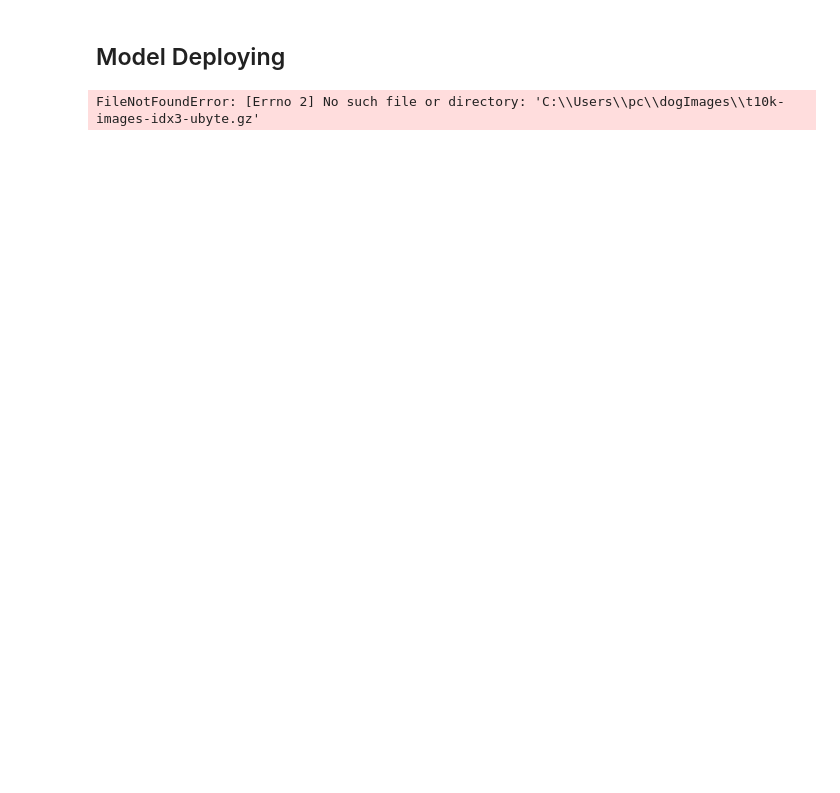
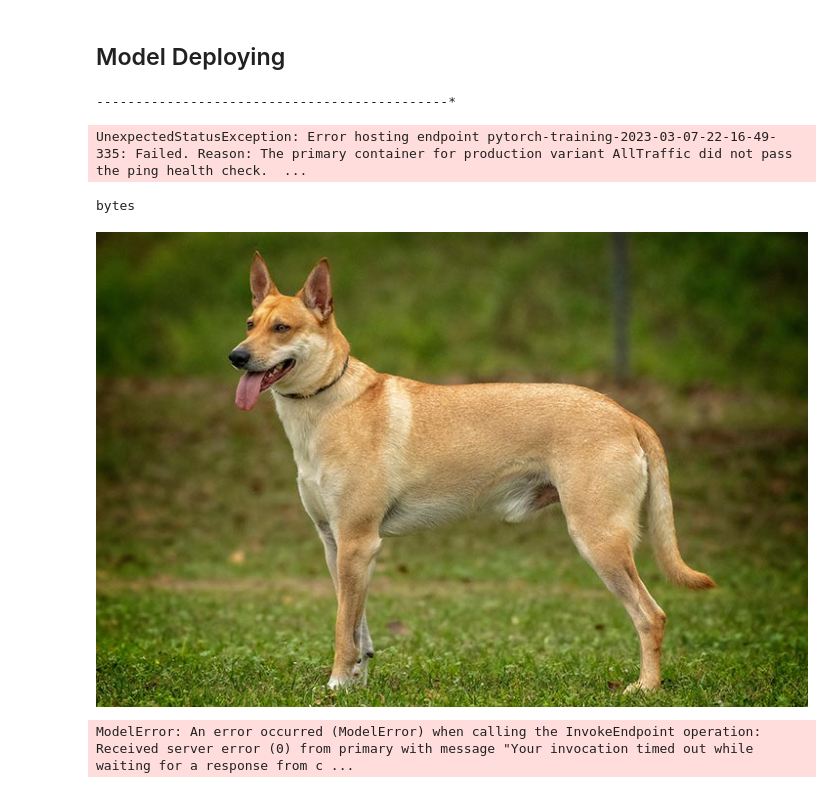
Before and after one commit to HebaMa7moud/image_classification_AWS, a Jupyter notebook: train_and_deploy.ipynb, the cells around one changed output. Saved outputs shown, nothing was run; the diff lists cells and outputs as text; code cells hidden in the pictures; blank space fills up the shorter version.

```diff
--- a/train_and_deploy.ipynb
+++ b/train_and_deploy.ipynb
@@ -247,7 +443,7 @@ from sagemaker.debugger import ProfilerConfig, FrameworkProfile
 from sagemaker.pytorch import PyTorchModel
 from sagemaker.predictor import Predictor
 
-model_location=
+model_location=estimator.model_data
 
 jpeg_serializer = sagemaker.serializers.IdentitySerializer("image/jpeg")
 json_deserializer = sagemaker.deserializers.JSONDeserializer()
@@ -268,6 +464,9 @@ pytorch_model = PyTorchModel(model_data=model_location, role=role, entry_point='
 
 
 predictor=estimator.deploy(initial_instance_count=1, instance_type='ml.m5.large') # TODO: Add your deployment configuration like instance type and number of instances
+# %% [output]
+---------------------------------------------*
+UnexpectedStatusException: Error hosting endpoint pytorch-training-2023-03-07-22-16-49-335: Failed. Reason: The primary container for production variant AllTraffic did not pass the ping health check.  ...
 # %%
 # TODO: Run an prediction on the endpoint
 from PIL import Image
@@ -277,13 +476,20 @@ import requests
 request_dict={ "url": "https://s3.amazonaws.com/cdn-origin-etr.akc.org/wp-content/uploads/2017/11/20113314/Carolina-Dog-standing-outdoors.jpg" }
 
 # TODO: Your code to load and preprocess image to send to endpoint for prediction
-image = requests.get(request_dict['url']).content
-type(image)
-Image.open(io.BytesIO(image))
-
-response = predictor.predict(image, initial_args={"ContentType": "image/jpeg"})
+img_bytes = requests.get(request_dict['url']).content
+type(img_bytes)
 # %% [output]
-FileNotFoundError: [Errno 2] No such file or directory: 'C:\\Users\\pc\\dogImages\\t10k-images-idx3-ubyte.gz'
+bytes
+# %%
+from PIL import Image
+import io
+Image.open(io.BytesIO(img_bytes))
+# %% [output]
+[figure, added]
+# %%
+response=predictor.predict(img_bytes, initial_args={"ContentType": "image/jpeg"})
+# %% [output]
+ModelError: An error occurred (ModelError) when calling the InvokeEndpoint operation: Received server error (0) from primary with message "Your invocation timed out while waiting for a response from c ...
 # %%
 import json
 response2=predictor.predict(json.dumps(request_dict), initial_args={"ContentType": "application/json"})
```
Also changed, not shown: parts of 24 cells of this notebook, 2 other files.
